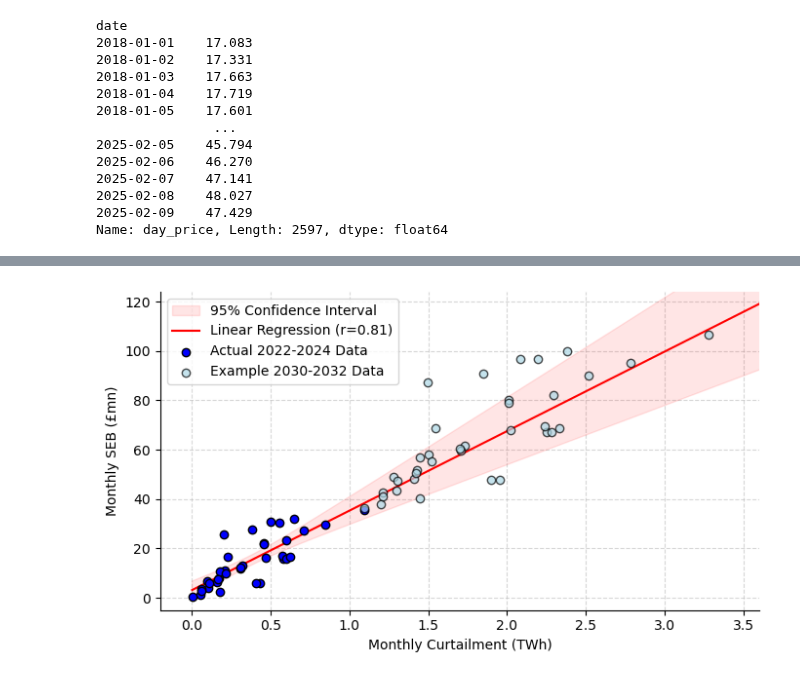
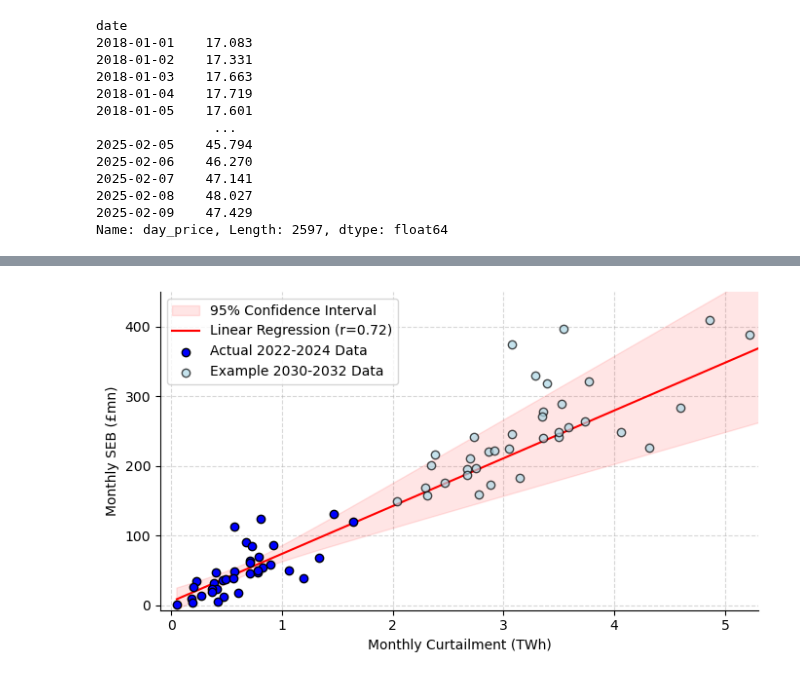
Before and after one commit to LukasFrankenQ/GBPower, a Jupyter notebook: notebooks/get_total_results.ipynb, the cells around one changed output, grey strips where cells are left out. Cells and saved outputs as stored; diff of their text form; code cells hidden in the pictures.

```diff
--- a/notebooks/get_total_results.ipynb
+++ b/notebooks/get_total_results.ipynb
@@ -1174,6 +1172,8 @@ n = pypsa.Network(
 
 bmus = get_all_bmus()
 time_slice = pd.date_range(start='2022-01-01', end='2024-12-31', freq='30min')
+
+balancing_markup = 55
 # %% [output]
 No prices for 2022-01-04
 No prices for 2024-02-19
@@ -2042,11 +1685,42 @@ KeyError: 'Component'
+# %%
+import numpy as np
+import pandas as pd
+from pathlib import Path
+import matplotlib.pyplot as plt
+
+from plotting_constants import nice_names, color_dict, stack_to_ax
+
+idx = pd.IndexSlice
+# %%
+import warnings
+warnings.filterwarnings('ignore')
+from tqdm import tqdm
+
+all_bids = []
+days = pd.date_range(start='2022-01-01', end='2024-12-31').strftime('%Y-%m-%d')
+
+for day in tqdm(days):
+
+    try:
+        bids = pd.read_csv(Path.cwd().parent / 'data' / 'base' / f'{day}' / 'bids.csv', index_col=[0,1], parse_dates=True)
+    except FileNotFoundError:
+        continue
+
+    all_bids.append(bids)
+
+all_bids = pd.concat(all_bids)
+# %%
+ss = all_bids.loc[idx[:, 'vol'], :].sum(axis=1)
+ss.index = ss.index.get_level_values(0)
+monthly = ss.groupby(ss.index.strftime('%Y-%m')).sum()
 # %%
 import numpy as np
 import matplotlib.pyplot as plt
 from scipy import stats
 
 # Extract data for the plot - swap x and y
-y = monthly_totals * 1000  # Now y is monthly_totals in £mn
-x = corr_plot['curtailment'].values * 1e-3  # Now x is curtailment in GWh
+y = seb.sum(axis=1) * 1000  # Now y is monthly_totals in £mn
+x = monthly.values * 1e-6  # Now x is curtailment in GWh
 
 # Calculate linear regression
 slope, intercept, r_value, p_value, std_err = stats.linregress(x, y)
@@ -2084,7 +1758,7 @@ std_y = np.std(y)
 # Scale the shift and spread factors by the slope to maintain the relationship
 y_projected = y + (5 * mean_x * slope)  # Shift by equivalent amount on y-axis
 # Increase spread proportionally to maintain relationship with x
-y_projected = mean_y + (5 * mean_x * slope) + (y - mean_y) * 2 - 8
+y_projected = mean_y + (5 * mean_x * slope) + (y - mean_y) * 2 - 23
 
 # Calculate confidence bands across the full range
 y_upper = intercept + slope * x_full_range + t_value * se * np.sqrt(1/n + (x_full_range - mean_x)**2 / ss_x)
@@ -2095,34 +1769,34 @@ x_line = np.linspace(x_min, max(x_projected) * 1.1, 100)
 y_line = slope * x_line + intercept
 
 # Plot confidence bands and regression line first (so they appear below the points)
 ax.fill_between(x_full_range, y_lower, y_upper, color='red', alpha=0.1, label='95% Confidence Interval')
 ax.plot(x_line, y_line, color='red', label=f'Linear Regression (r={r_value:.2f})')
 
 # Plot the original scatter points with distinct black edges
 ax.scatter(x, y, color='blue', edgecolor='black', linewidth=1, label='Actual 2022-2024 Data', zorder=10)
 
 # Plot projected data with distinct black edges
 ax.scatter(x_projected, y_projected, color='lightblue', edgecolor='black', linewidth=1, alpha=0.7,
            label='Example 2030-2032 Data', zorder=10)
 
 # Add labels and legend
 ax.set_xlabel('Monthly Curtailment (TWh)')
 ax.set_ylabel('Monthly SEB (£mn)')
 # ax.set_title('Relationship Between Monthly SEB and Curtailment')
 ax.legend()
 
 ax.spines['top'].set_visible(False)
 ax.spines['right'].set_visible(False)
 
 ax.grid(True, linestyle='--', alpha=0.5)
 ax.set_axisbelow(True)
 
 plt.tight_layout()
 
-ax.set_xlim(-0.2, 3.6)
-ax.set_ylim(-5, 124)
+ax.set_xlim(-0.1, 5.3)
+ax.set_ylim(-7, 450)
 
-plt.savefig('curtailment_seb_projections.pdf', bbox_inches='tight')
+plt.savefig('figures/curtailment_seb_projections.pdf', bbox_inches='tight')
 plt.show()
 # %% [output]
-[figure, old version]
+[figure, new version]
```
Also changed, not shown: parts of 18 cells of this notebook.
